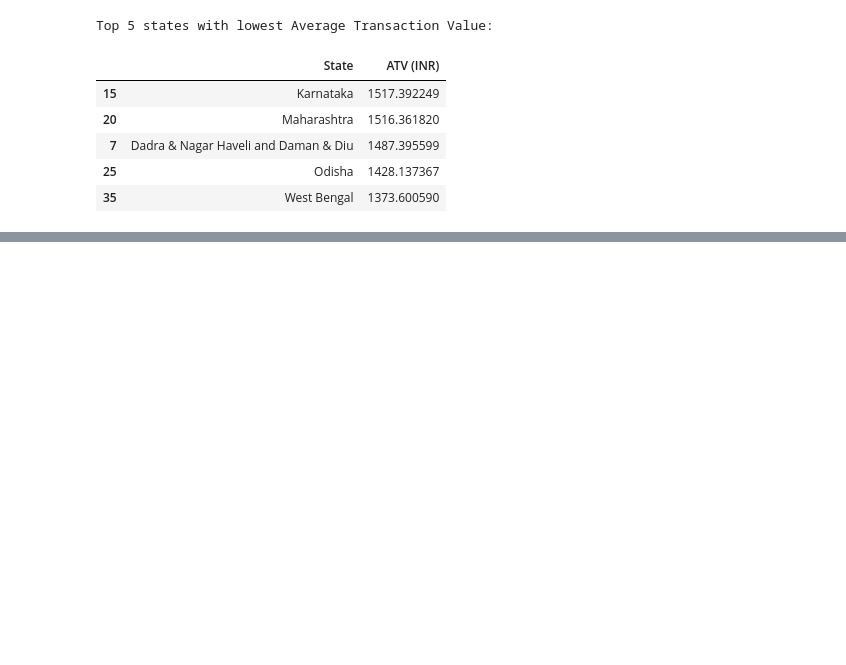
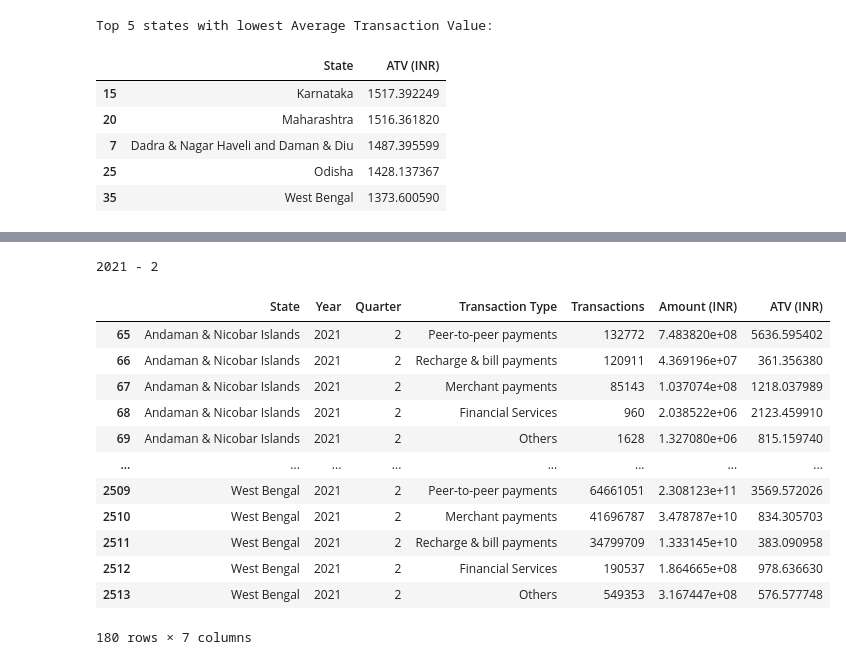
Before and after one commit to Shyam1327/PhonePe_Case_Study_Analysis, a Jupyter notebook: PhonePe.ipynb, the cells around one changed output, grey strips where cells are left out. Drawn from its saved outputs; the diff is of its cells as text; code cells hidden in the pictures; blank space fills up the shorter version.

```diff
--- a/PhonePe.ipynb
+++ b/PhonePe.ipynb
@@ -836,0 +961,23 @@ Top 5 states with lowest Average Transaction Value:
+# %%
+latest_year=state_txnsplit['Year'].max()
+latest_quarter=state_txnsplit[state_txnsplit['Year']==latest_year]['Quarter'].max()
+print(latest_year,"-",latest_quarter)
+# %% [output]
+2021 - 2
+# %%
+recent_quarter_txn_type=state_txnsplit[(state_txnsplit['Year']==latest_year) & (state_txnsplit['Quarter']==latest_quarter)].copy()
+recent_quarter_txn_type
+# %% [output]
+|  | State | Year | Quarter | Transaction Type | Transactions | Amount (INR) | ATV (INR) |
+| 65 | Andaman & Nicobar Islands | 2021 | 2 | Peer-to-peer payments | 132772 | 7.483820e+08 | 5636.595402 |
+| 66 | Andaman & Nicobar Islands | 2021 | 2 | Recharge & bill payments | 120911 | 4.369196e+07 | 361.356380 |
+| 67 | Andaman & Nicobar Islands | 2021 | 2 | Merchant payments | 85143 | 1.037074e+08 | 1218.037989 |
+| 68 | Andaman & Nicobar Islands | 2021 | 2 | Financial Services | 960 | 2.038522e+06 | 2123.459910 |
+| 69 | Andaman & Nicobar Islands | 2021 | 2 | Others | 1628 | 1.327080e+06 | 815.159740 |
+| ... | ... | ... | ... | ... | ... | ... | ... |
+| 2509 | West Bengal | 2021 | 2 | Peer-to-peer payments | 64661051 | 2.308123e+11 | 3569.572026 |
+| 2510 | West Bengal | 2021 | 2 | Merchant payments | 41696787 | 3.478787e+10 | 834.305703 |
+| 2511 | West Bengal | 2021 | 2 | Recharge & bill payments | 34799709 | 1.333145e+10 | 383.090958 |
+| 2512 | West Bengal | 2021 | 2 | Financial Services | 190537 | 1.864665e+08 | 978.636630 |
+| 2513 | West Bengal | 2021 | 2 | Others | 549353 | 3.167447e+08 | 576.577748 |
+180 rows × 7 columns
```
Also changed, not shown: parts of 12 cells of this notebook.
